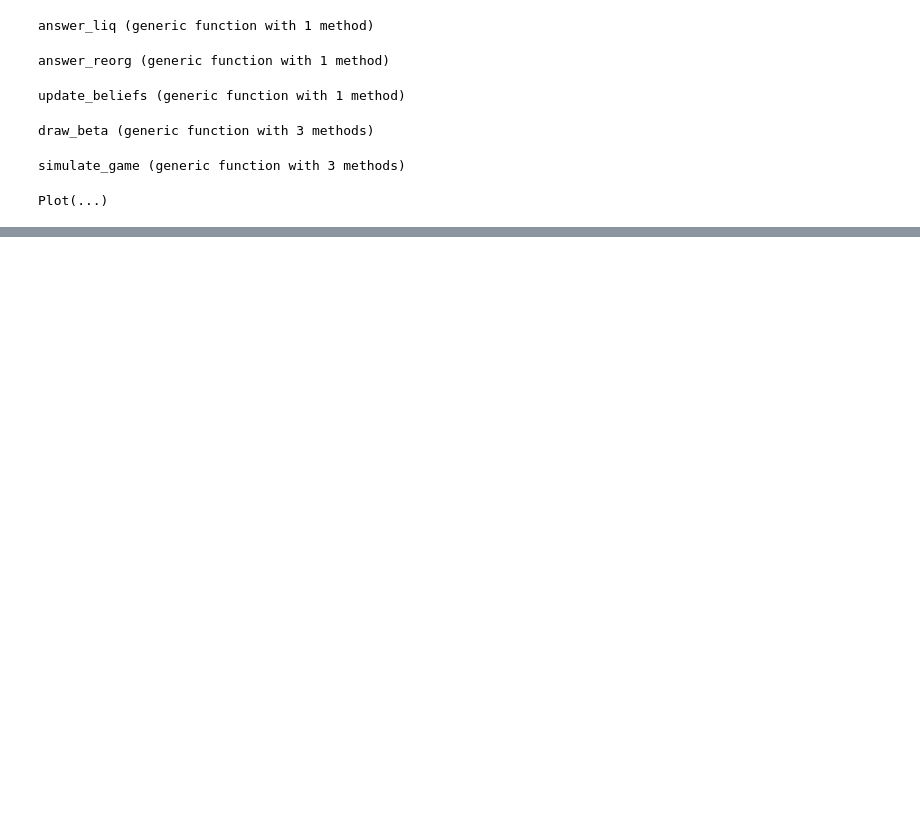
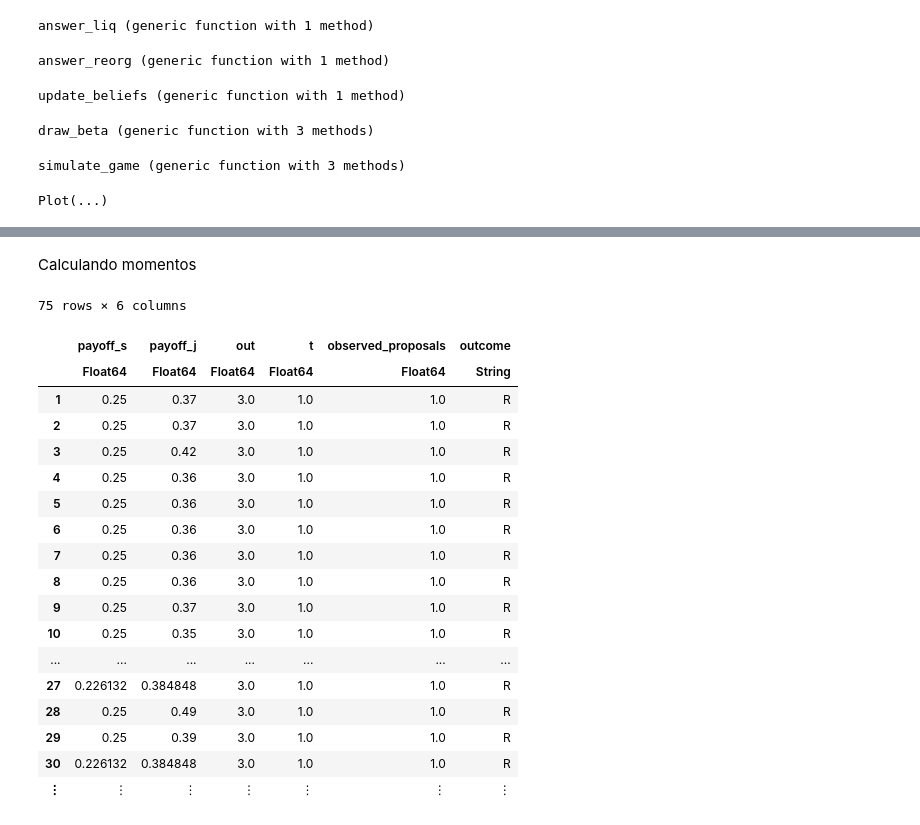
Before and after one commit to jmatheusgpa/BargainingJulia, a Jupyter notebook: solve_model.ipynb, the cells around one changed output, grey strips where cells are left out. Cells and saved outputs as stored; diff of their text form; code cells hidden in the pictures; blank space fills up the shorter version.

Commit message:
Update solve_model.ipynb
começo do cálculo dos momentos

```diff
--- a/solve_model.ipynb
+++ b/solve_model.ipynb
@@ -1471,7 +1012,7 @@ simulate_game (generic function with 3 methods)
 # %%
 S = 1
 N = 75
-Results = zeros(S, N, 4)
+Results = zeros(S, N, 5)
 
 for s in 1:S
     for n in 1:N
@@ -1679,0 +1032,10 @@ simulate_game (generic function with 3 methods)
+# %%
+#criei assim porque é um saco renomear colunas em Julia
+
+DF = DataFrame()
+DF.payoff_s = Results[1,:,1];
+DF.payoff_j = Results[1,:,2];
+DF.out = Results[1,:,3];
+DF.t = Results[1,:,4];
+DF.observed_proposals = Results[1,:,5];
+DF
@@ -1679,0 +1064,26 @@ simulate_game (generic function with 3 methods)
+# %%
+DF.outcome = ifelse.(DF.out .==3.0, "R", "L");
+# %% [markdown]
+Calculando momentos
+# %%
+filter(DF -> DF.outcome.=="R", DF)
+# %% [output]
+75 rows × 6 columns
+|  | payoff_s | payoff_j | out | t | observed_proposals | outcome |
+|  | Float64 | Float64 | Float64 | Float64 | Float64 | String |
+| 1 | 0.25 | 0.37 | 3.0 | 1.0 | 1.0 | R |
+| 2 | 0.25 | 0.37 | 3.0 | 1.0 | 1.0 | R |
+| 3 | 0.25 | 0.42 | 3.0 | 1.0 | 1.0 | R |
+| 4 | 0.25 | 0.36 | 3.0 | 1.0 | 1.0 | R |
+| 5 | 0.25 | 0.36 | 3.0 | 1.0 | 1.0 | R |
+| 6 | 0.25 | 0.36 | 3.0 | 1.0 | 1.0 | R |
+| 7 | 0.25 | 0.36 | 3.0 | 1.0 | 1.0 | R |
+| 8 | 0.25 | 0.36 | 3.0 | 1.0 | 1.0 | R |
+| 9 | 0.25 | 0.37 | 3.0 | 1.0 | 1.0 | R |
+| 10 | 0.25 | 0.35 | 3.0 | 1.0 | 1.0 | R |
+| ... | ... | ... | ... | ... | ... | ... |
+| 27 | 0.226132 | 0.384848 | 3.0 | 1.0 | 1.0 | R |
+| 28 | 0.25 | 0.49 | 3.0 | 1.0 | 1.0 | R |
+| 29 | 0.25 | 0.39 | 3.0 | 1.0 | 1.0 | R |
+| 30 | 0.226132 | 0.384848 | 3.0 | 1.0 | 1.0 | R |
+| ⋮ | ⋮ | ⋮ | ⋮ | ⋮ | ⋮ | ⋮ |
```
Also changed, not shown: parts of 31 cells of this notebook.
